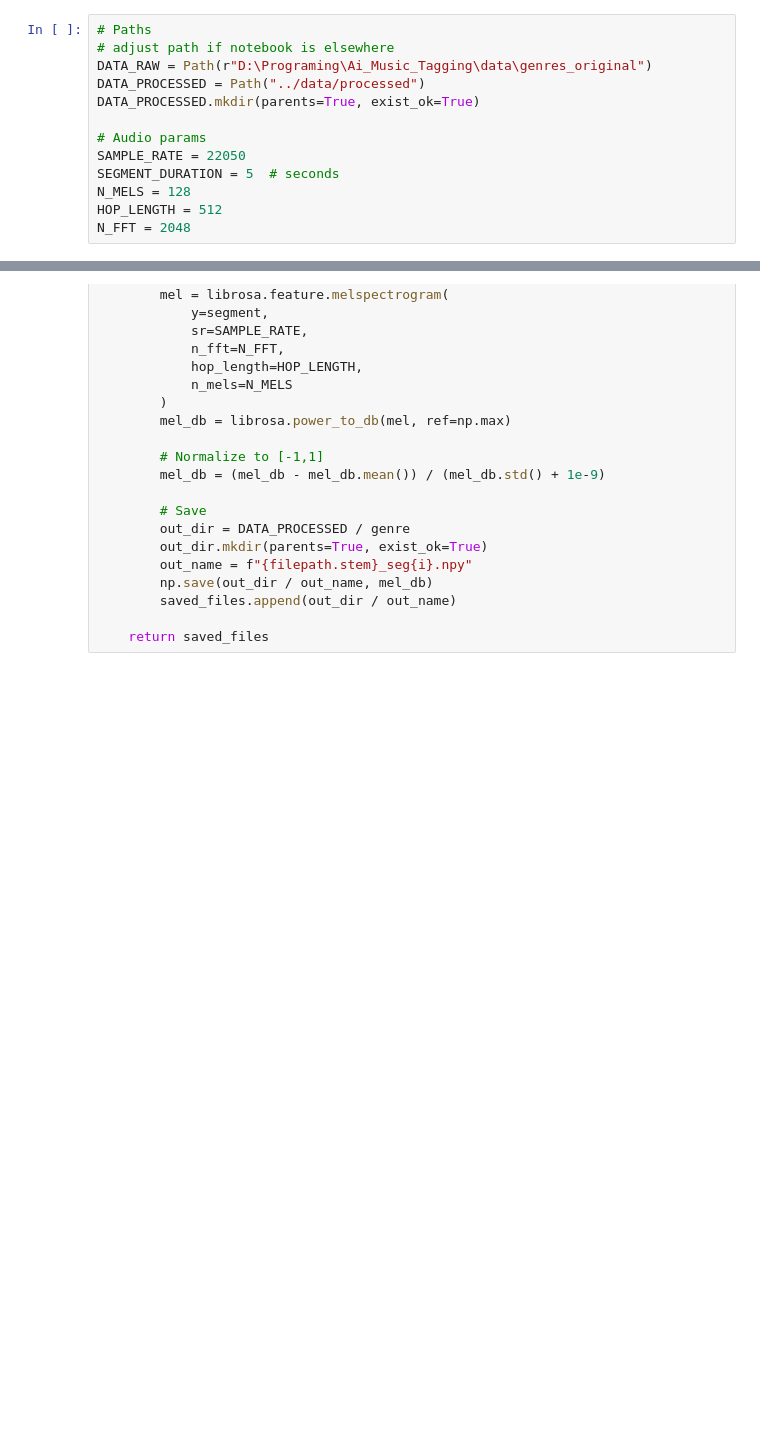
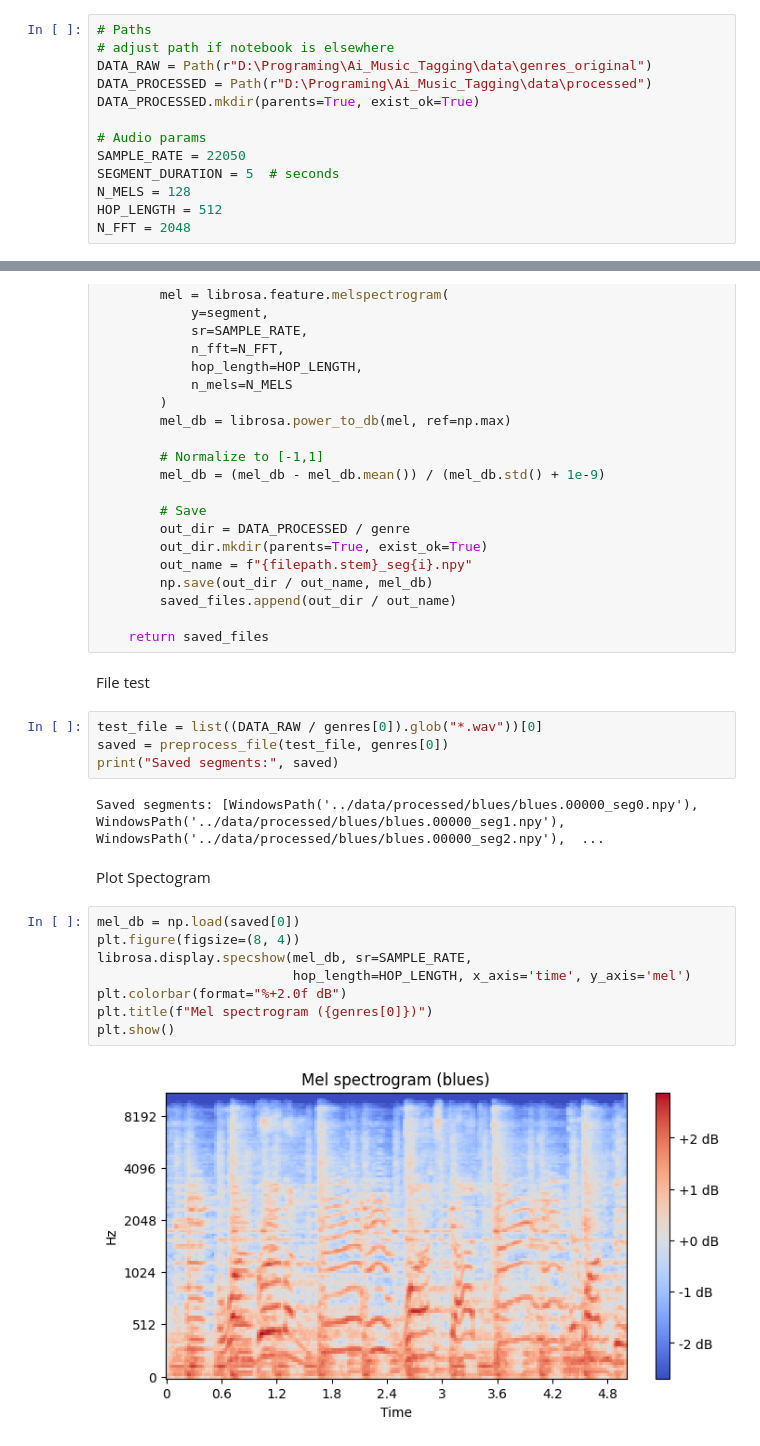
Before and after one commit to kuro-spirit/Ai_Music_Tagging, a Jupyter notebook: exploration.ipynb, the cells around one changed output, grey strips where cells are left out. Drawn from its saved outputs; the diff is of its cells as text; blank space fills up the shorter version.

Commit message:
Added functionalities to preprocess music files into 5 second segments for processing.

```diff
--- a/exploration.ipynb
+++ b/exploration.ipynb
@@ -18,7 +18,7 @@ Configurations for Model tuning.
 # Paths
 # adjust path if notebook is elsewhere
 DATA_RAW = Path(r"D:\Programing\Ai_Music_Tagging\data\genres_original")
-DATA_PROCESSED = Path("../data/processed")
+DATA_PROCESSED = Path(r"D:\Programing\Ai_Music_Tagging\data\processed")
 DATA_PROCESSED.mkdir(parents=True, exist_ok=True)
 
 # Audio params
@@ -89,3 +86,23 @@ def preprocess_file(filepath, genre):
         saved_files.append(out_dir / out_name)
 
     return saved_files
+# %% [markdown]
+File test
+# %%
+test_file = list((DATA_RAW / genres[0]).glob("*.wav"))[0]
+saved = preprocess_file(test_file, genres[0])
+print("Saved segments:", saved)
+# %% [output]
+Saved segments: [WindowsPath('../data/processed/blues/blues.00000_seg0.npy'), WindowsPath('../data/processed/blues/blues.00000_seg1.npy'), WindowsPath('../data/processed/blues/blues.00000_seg2.npy'),  ...
+# %% [markdown]
+Plot Spectogram
+# %%
+mel_db = np.load(saved[0])
+plt.figure(figsize=(8, 4))
+librosa.display.specshow(mel_db, sr=SAMPLE_RATE,
+                         hop_length=HOP_LENGTH, x_axis='time', y_axis='mel')
+plt.colorbar(format="%+2.0f dB")
+plt.title(f"Mel spectrogram ({genres[0]})")
+plt.show()
+# %% [output]
+[figure, added]
```
Also changed, not shown: parts of 2 cells of this notebook, 1 other file.
